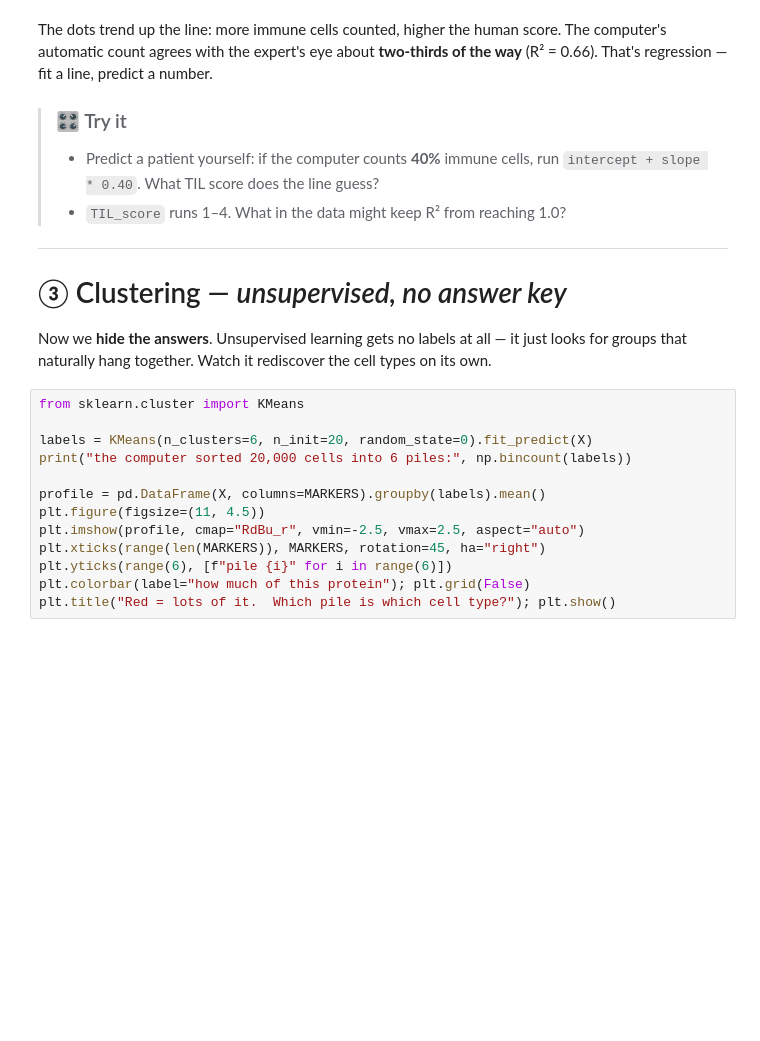
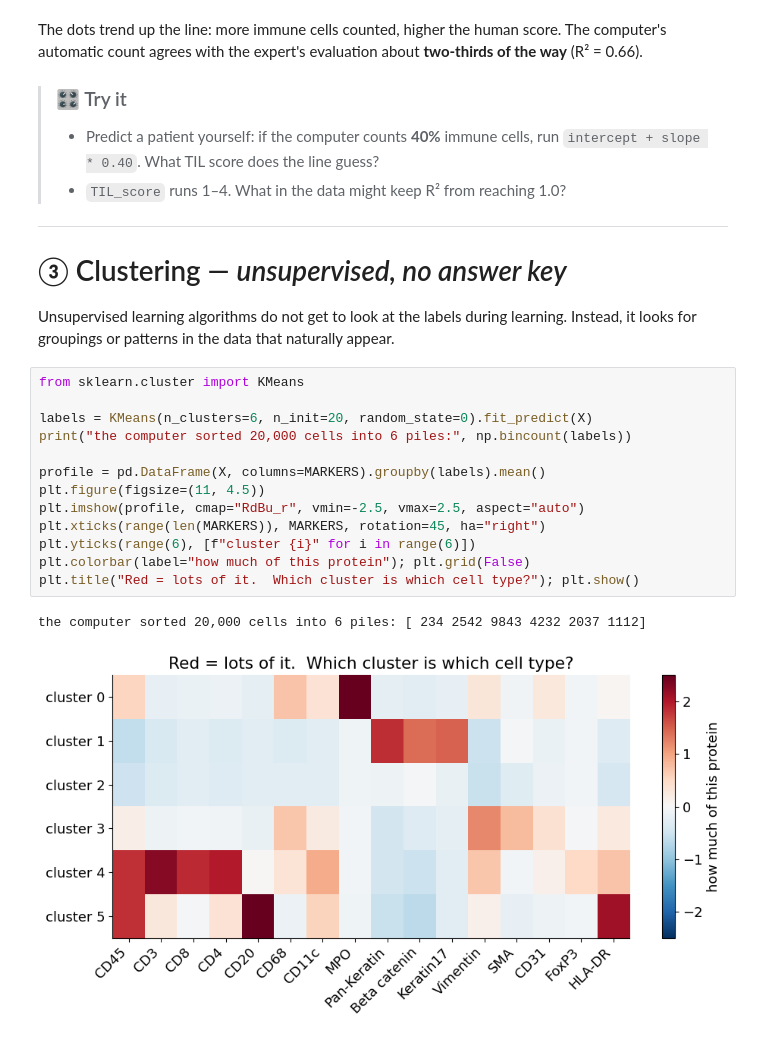
Before and after one commit to emcramer/psi-class-2026, a Jupyter notebook: code/notebook_1_ml.ipynb, the cells around one changed output. Cells and saved outputs as stored; diff of their text form; blank space fills up the shorter version.

```diff
--- a/code/notebook_1_ml.ipynb
+++ b/code/notebook_1_ml.ipynb
@@ -130,7 +144,7 @@ print(f"R² = {r2:.2f}   (1.0 = perfect, 0 = useless)")
 # %% [markdown]
 The dots trend up the line: more immune cells counted, higher the human score.
-The computer's automatic count agrees with the expert's eye about **two-thirds
-of the way** (R² = 0.66). That's regression — fit a line, predict a number.
+The computer's automatic count agrees with the expert's evaluation about **two-thirds
+of the way** (R² = 0.66).
 
 > ### 🎛️ Try it
 > - Predict a patient yourself: if the computer counts **40%** immune cells,
@@ -140,22 +154,23 @@ of the way** (R² = 0.66). That's regression — fit a line, predict a number.
 ---
 # ③ Clustering — *unsupervised, no answer key*
 
-Now we **hide the answers**. Unsupervised learning gets no labels at all — it
-just looks for groups that naturally hang together. Watch it rediscover the
-cell types on its own.
+Unsupervised learning algorithms do not get to look at the labels during learning. Instead, it looks for groupings or patterns in the data that naturally appear.
 # %%
 from sklearn.cluster import KMeans
 
 labels = KMeans(n_clusters=6, n_init=20, random_state=0).fit_predict(X)
 print("the computer sorted 20,000 cells into 6 piles:", np.bincount(labels))
 
 profile = pd.DataFrame(X, columns=MARKERS).groupby(labels).mean()
 plt.figure(figsize=(11, 4.5))
 plt.imshow(profile, cmap="RdBu_r", vmin=-2.5, vmax=2.5, aspect="auto")
 plt.xticks(range(len(MARKERS)), MARKERS, rotation=45, ha="right")
-plt.yticks(range(6), [f"pile {i}" for i in range(6)])
+plt.yticks(range(6), [f"cluster {i}" for i in range(6)])
 plt.colorbar(label="how much of this protein"); plt.grid(False)
-plt.title("Red = lots of it.  Which pile is which cell type?"); plt.show()
+plt.title("Red = lots of it.  Which cluster is which cell type?"); plt.show()
+# %% [output]
+the computer sorted 20,000 cells into 6 piles: [ 234 2542 9843 4232 2037 1112]
+[figure, added]
 # %% [markdown]
 ### 🔍 Be the biologist
 
```
Also changed, not shown: parts of 20 cells of this notebook, 2 other files.
